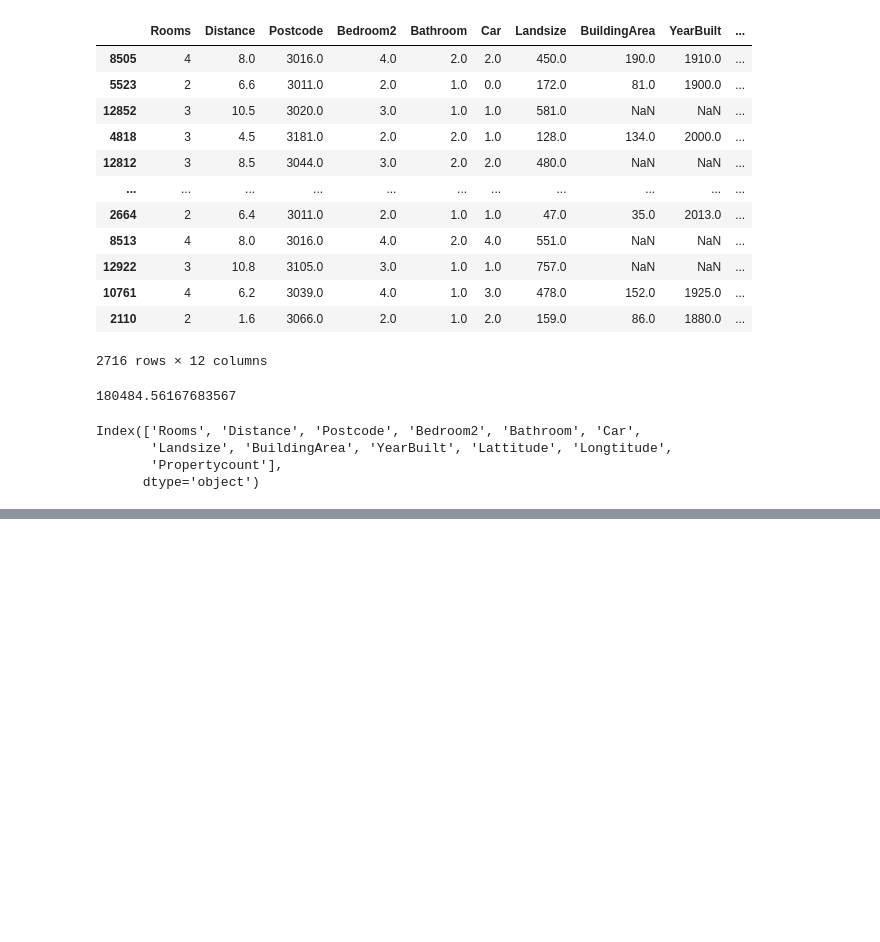
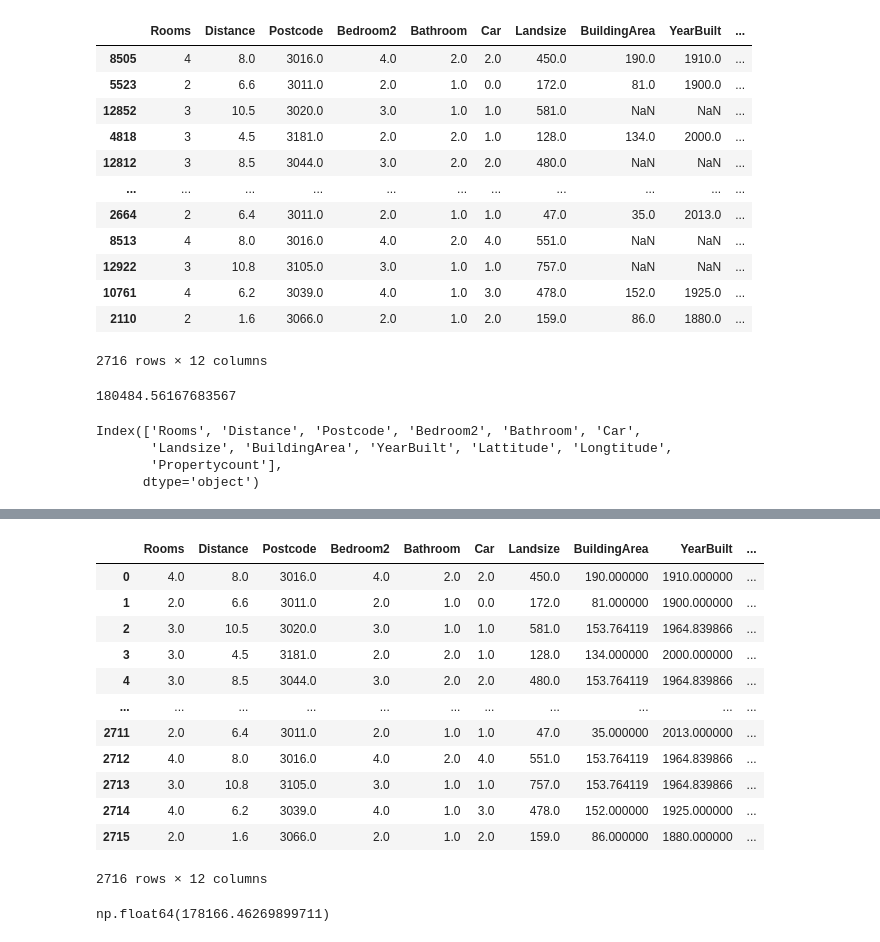
Before and after one commit to Linux-Server/PythonTest, a Jupyter notebook: ml/miss.ipynb, the cells around one changed output, grey strips where cells are left out. Cells and saved outputs as stored; diff of their text form; code cells hidden in the pictures; blank space fills up the shorter version.

```diff
--- a/ml/miss.ipynb
+++ b/ml/miss.ipynb
@@ -60,0 +78,7 @@ datas = pd.DataFrame({"Rooms": [1,2, ,4,5]})
+# %%
+from sklearn.impute import SimpleImputer
+my_imputer = SimpleImputer()
+
+my_imputer
+
+X_valid.iloc[0]
@@ -60,0 +99,24 @@ datas = pd.DataFrame({"Rooms": [1,2, ,4,5]})
+# %%
+imputed_X_train = pd.DataFrame(my_imputer.fit_transform(X_train))
+imputed_X_valid = pd.DataFrame(my_imputer.transform(X_valid))
+imputed_X_valid.columns = X_valid.columns
+imputed_X_train.columns = X_train.columns
+imputed_X_valid
+# %% [output]
+|  | Rooms | Distance | Postcode | Bedroom2 | Bathroom | Car | Landsize | BuildingArea | YearBuilt | ... |
+| 0 | 4.0 | 8.0 | 3016.0 | 4.0 | 2.0 | 2.0 | 450.0 | 190.000000 | 1910.000000 | ... |
+| 1 | 2.0 | 6.6 | 3011.0 | 2.0 | 1.0 | 0.0 | 172.0 | 81.000000 | 1900.000000 | ... |
+| 2 | 3.0 | 10.5 | 3020.0 | 3.0 | 1.0 | 1.0 | 581.0 | 153.764119 | 1964.839866 | ... |
+| 3 | 3.0 | 4.5 | 3181.0 | 2.0 | 2.0 | 1.0 | 128.0 | 134.000000 | 2000.000000 | ... |
+| 4 | 3.0 | 8.5 | 3044.0 | 3.0 | 2.0 | 2.0 | 480.0 | 153.764119 | 1964.839866 | ... |
+| ... | ... | ... | ... | ... | ... | ... | ... | ... | ... | ... |
+| 2711 | 2.0 | 6.4 | 3011.0 | 2.0 | 1.0 | 1.0 | 47.0 | 35.000000 | 2013.000000 | ... |
+| 2712 | 4.0 | 8.0 | 3016.0 | 4.0 | 2.0 | 4.0 | 551.0 | 153.764119 | 1964.839866 | ... |
+| 2713 | 3.0 | 10.8 | 3105.0 | 3.0 | 1.0 | 1.0 | 757.0 | 153.764119 | 1964.839866 | ... |
+| 2714 | 4.0 | 6.2 | 3039.0 | 4.0 | 1.0 | 3.0 | 478.0 | 152.000000 | 1925.000000 | ... |
+| 2715 | 2.0 | 1.6 | 3066.0 | 2.0 | 1.0 | 2.0 | 159.0 | 86.000000 | 1880.000000 | ... |
+2716 rows × 12 columns
+# %%
+score_datset(imputed_X_train,imputed_X_valid,y_train,y_valid)
+# %% [output]
+np.float64(178166.46269899711)
```
Also changed, not shown: parts of 12 cells of this notebook, 35 other files.
